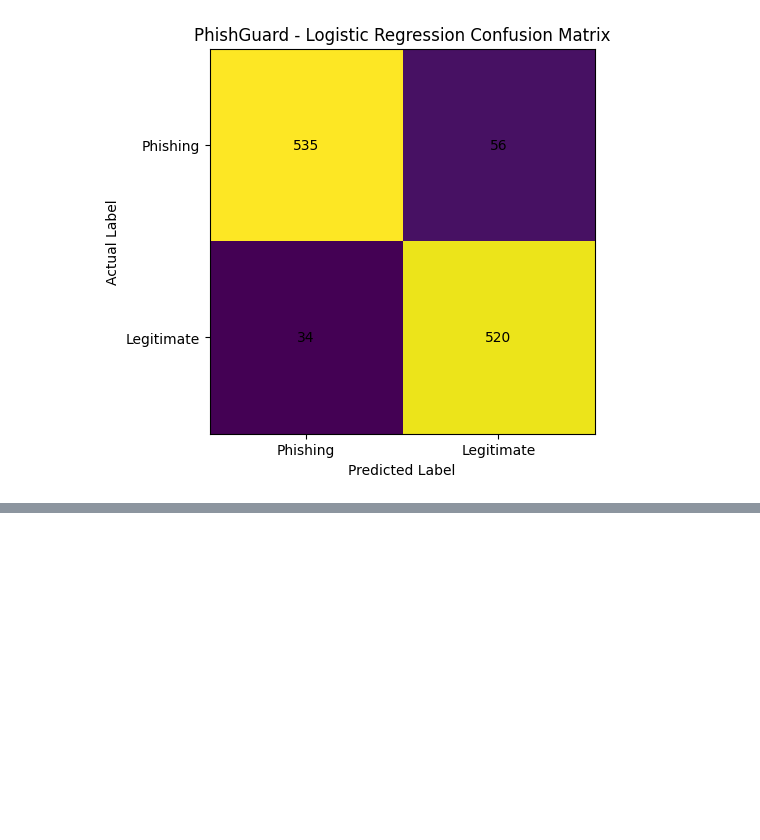
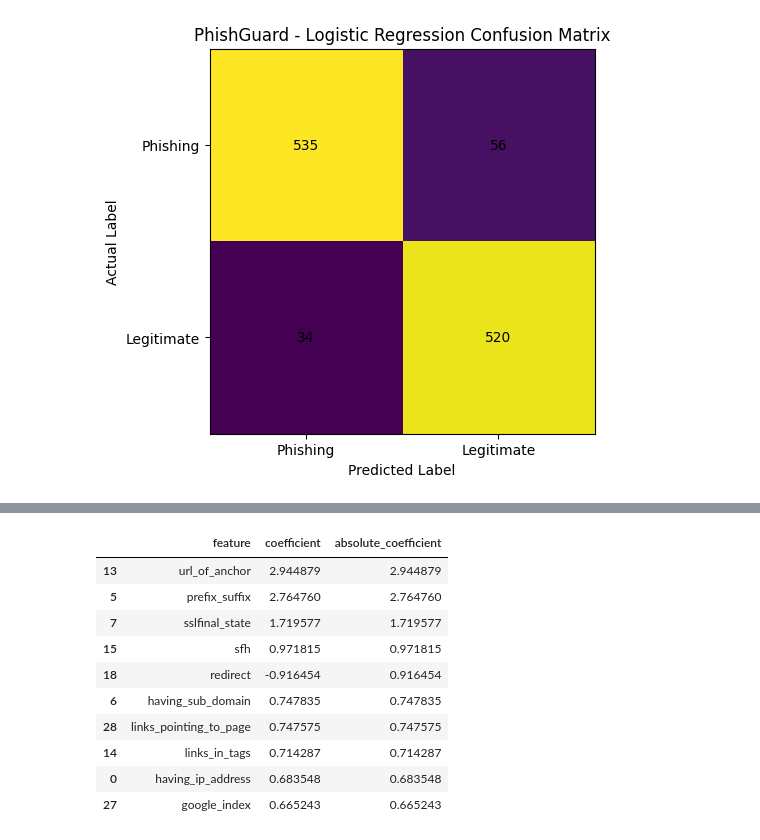
Before and after one commit to Stacklume/PhishGuard, a Jupyter notebook: notebooks/01_dataset_exploration.ipynb, the cells around one changed output, grey strips where cells are left out. Saved outputs shown, nothing was run; the diff lists cells and outputs as text; code cells hidden in the pictures; blank space fills up the shorter version.

```diff
--- a/notebooks/01_dataset_exploration.ipynb
+++ b/notebooks/01_dataset_exploration.ipynb
@@ -612,0 +763,28 @@ plt.show()
+# %%
+logistic_coefficients = pd.DataFrame({
+    "feature": X_train.columns,
+    "coefficient": logistic_model.coef_[0]
+})
+
+logistic_coefficients["absolute_coefficient"] = (
+    logistic_coefficients["coefficient"].abs()
+)
+
+logistic_coefficients = logistic_coefficients.sort_values(
+    by="absolute_coefficient",
+    ascending=False
+)
+
+display(logistic_coefficients.head(10))
+# %% [output]
+|  | feature | coefficient | absolute_coefficient |
+| 13 | url_of_anchor | 2.944879 | 2.944879 |
+| 5 | prefix_suffix | 2.764760 | 2.764760 |
+| 7 | sslfinal_state | 1.719577 | 1.719577 |
+| 15 | sfh | 0.971815 | 0.971815 |
+| 18 | redirect | -0.916454 | 0.916454 |
+| 6 | having_sub_domain | 0.747835 | 0.747835 |
+| 28 | links_pointing_to_page | 0.747575 | 0.747575 |
+| 14 | links_in_tags | 0.714287 | 0.714287 |
+| 0 | having_ip_address | 0.683548 | 0.683548 |
+| 27 | google_index | 0.665243 | 0.665243 |
```
Also changed, not shown: parts of 14 cells of this notebook.
